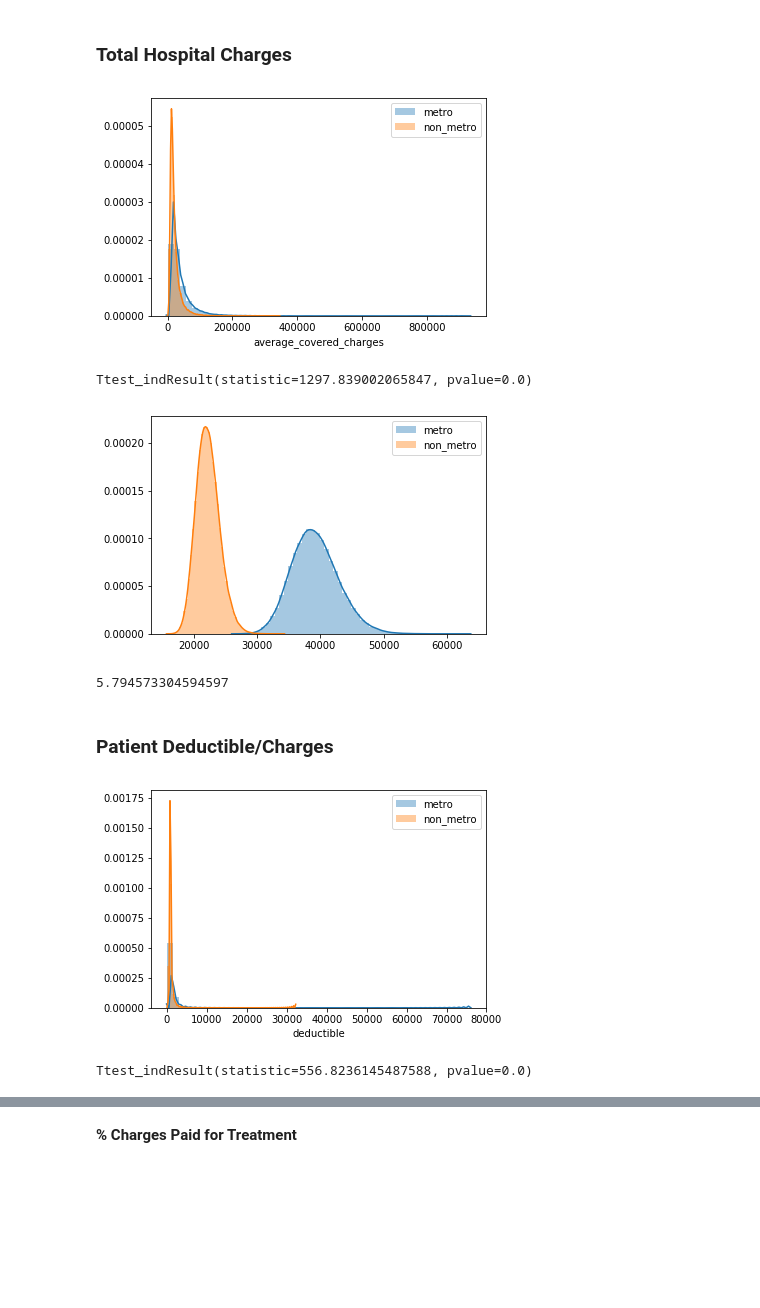
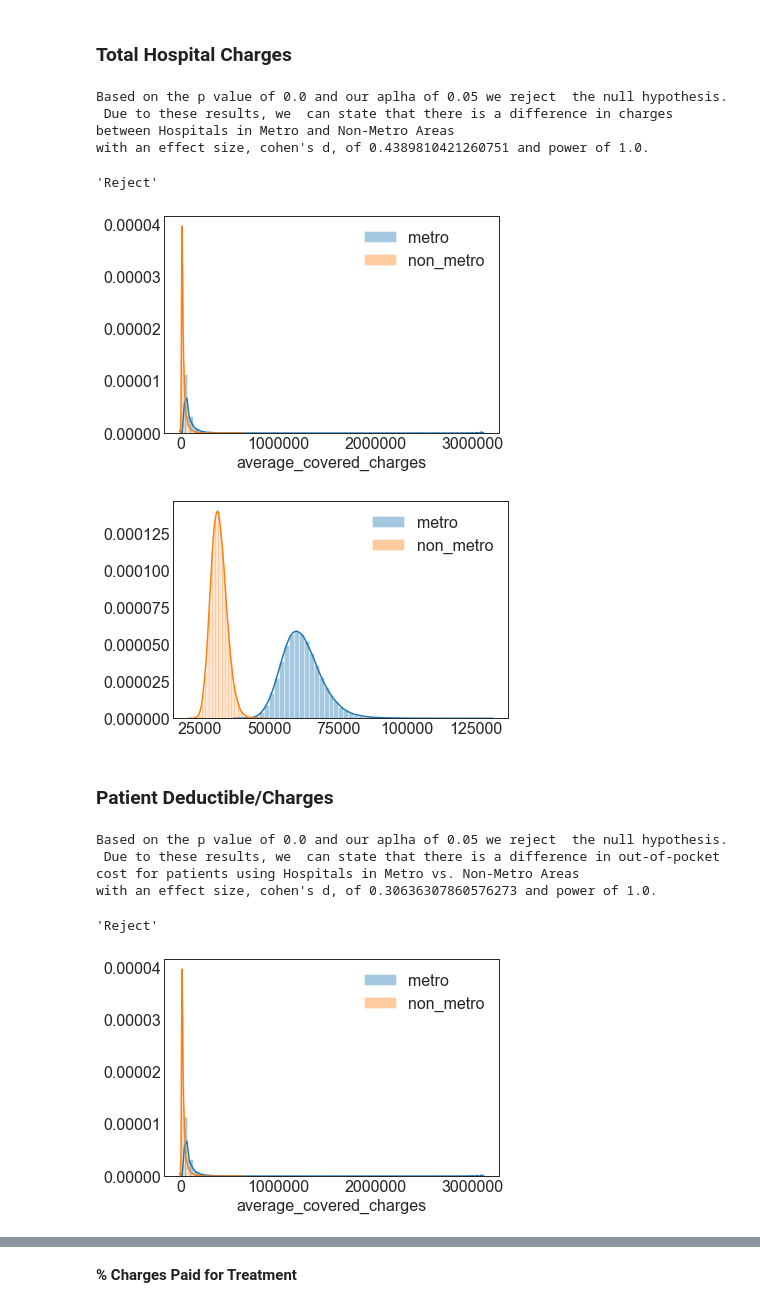
Before and after one commit to mrodzlgd/Mod3-Project-1, a Jupyter notebook: Working Notebook-MRcopy.ipynb, the cells around one changed output, grey strips where cells are left out. Cells and saved outputs as stored; diff of their text form; code cells hidden in the pictures; blank space fills up the shorter version.

```diff
--- a/Working Notebook-MRcopy.ipynb
+++ b/Working Notebook-MRcopy.ipynb
@@ -131,4 +19,11 @@ non_metro_charges = create_non_metro_dataset('average_covered_charges')
+# %%
+ hypothesis_test_one(cleaned_data,alpha = .05)
+# %% [output]
+Based on the p value of 0.0 and our aplha of 0.05 we reject  the null hypothesis.
+ Due to these results, we  can state that there is a difference in charges between Hospitals in Metro and Non-Metro Areas
+with an effect size, cohen's d, of 0.4389810421260751 and power of 1.0.
+'Reject'
 # %%
-plot_distribution(metro_charges, 'metro', non_metro_charges,'non_metro')
+plot_distribution(cleaned_data, y_var='average_covered_charges', categories=['metro','non_metro'])
 # %% [output]
-[figure, old version]
+[figure, new version]
@@ -139,14 +30,6 @@ non_metro_means = get_sample_means(non_metro_charges,100)
-# %%
-st.ttest_ind(metro_means, non_metro_means, equal_var=False)
-# %% [output]
-Ttest_indResult(statistic=1297.839002065847, pvalue=0.0)
-# %%
-plot_distribution(metro_means, 'metro', non_metro_means,'non_metro')
-# %% [output]
-[figure, removed]
-# %%
-Cohen_d(metro_means, non_metro_means)
-# %% [output]
-5.794573304594597
+# %%
+plot_distribution_means(cleaned_data, y_var='average_covered_charges', categories=['metro','non_metro'])
+# %% [output]
+[figure, added]
 # %% [markdown]
 ### Patient Deductible/Charges
@@ -157,4 +36,11 @@ non_metro_deductible = create_non_metro_dataset('deductible')
+# %%
+ hypothesis_test_two(cleaned_data,alpha = .05)
+# %% [output]
+Based on the p value of 0.0 and our aplha of 0.05 we reject  the null hypothesis.
+ Due to these results, we  can state that there is a difference in out-of-pocket cost for patients using Hospitals in Metro vs. Non-Metro Areas
+with an effect size, cohen's d, of 0.30636307860576273 and power of 1.0.
+'Reject'
 # %%
-plot_distribution(metro_deductible, 'metro', non_metro_deductible,'non_metro')
+plot_distribution(cleaned_data, y_var='out_of_pocket', categories=['metro','non_metro'])
 # %% [output]
-[figure, old version]
+[figure, new version]
@@ -165,4 +46,0 @@ non_metro_deductible_means =get_sample_means(non_metro_deductible,100)
-# %%
-st.ttest_ind(metro_deductible_means, non_metro_deductible_means, equal_var=False)
-# %% [output]
-Ttest_indResult(statistic=556.8236145487588, pvalue=0.0)
```
Also changed, not shown: parts of 61 cells of this notebook, 2 other files.
